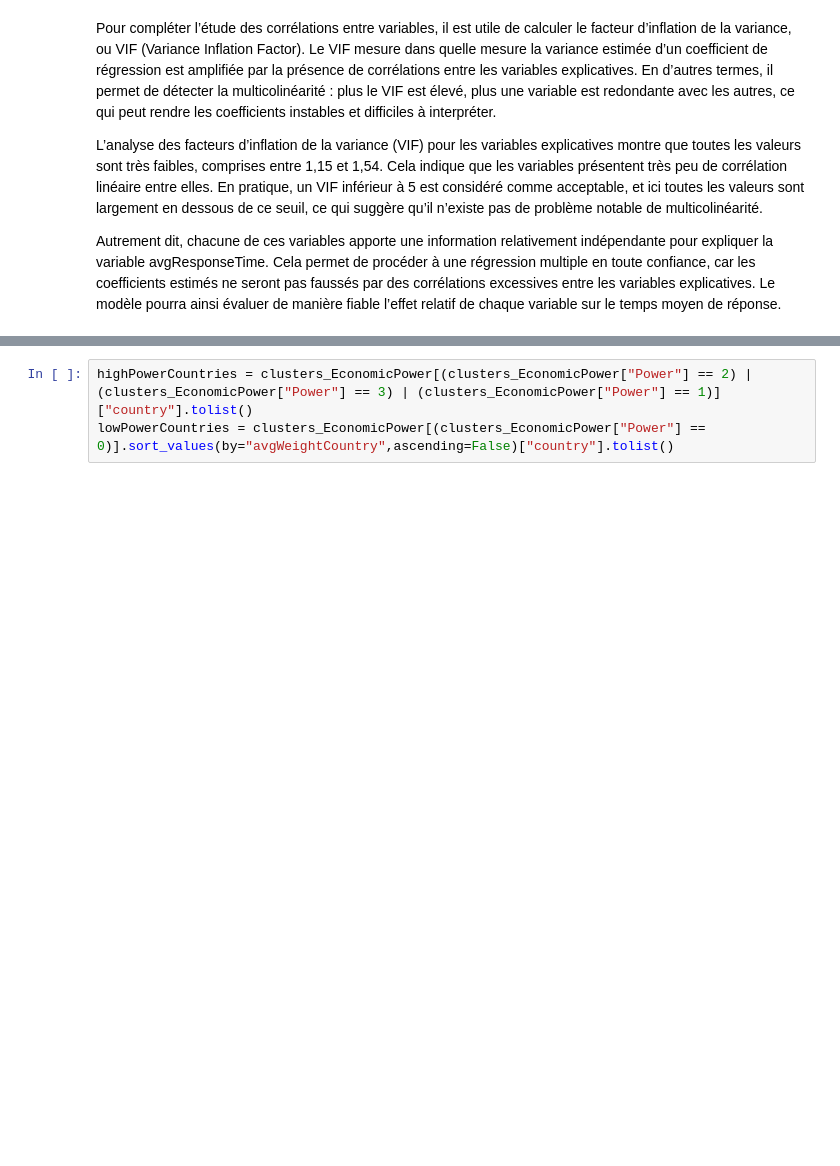
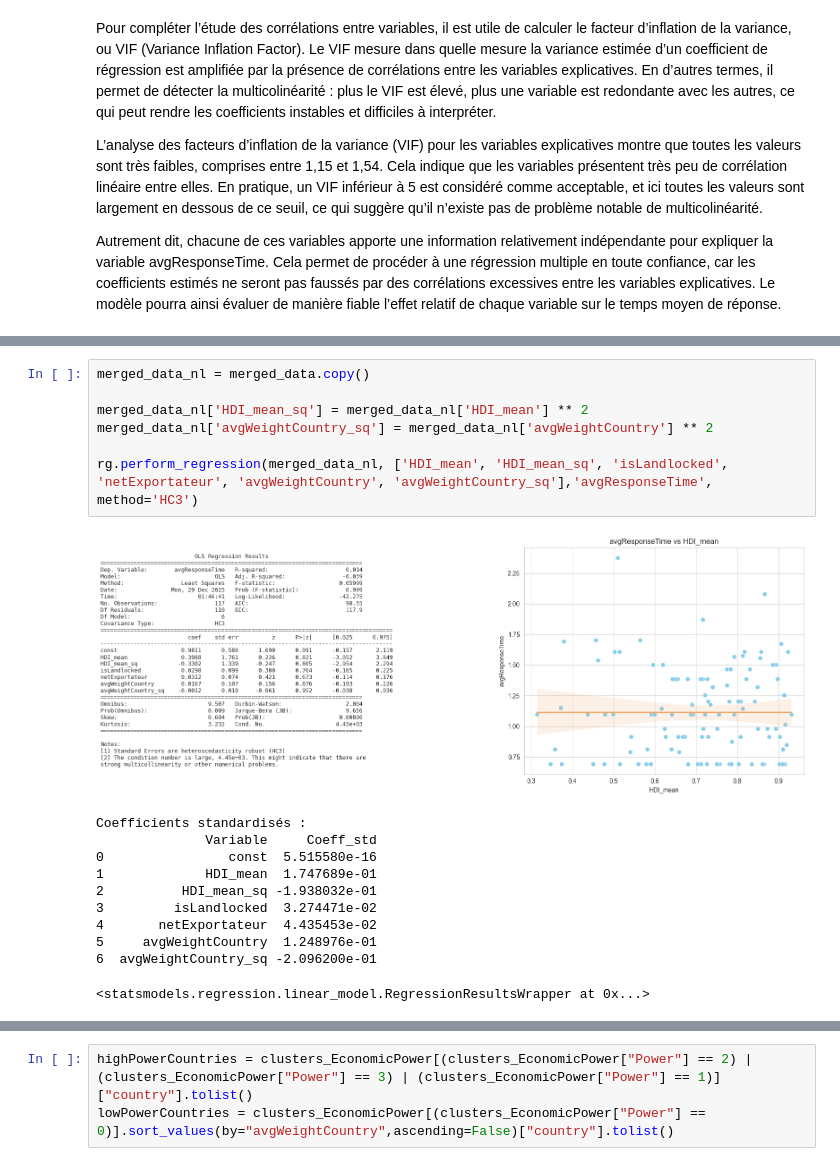
Before and after one commit to nile2304/Data-Science-Project-ENSAE, a Jupyter notebook: main.ipynb, the cells around one changed output, grey strips where cells are left out. Cells and saved outputs as stored; diff of their text form; blank space fills up the shorter version.

Commit message:
Added the regression report

```diff
--- a/main.ipynb
+++ b/main.ipynb
@@ -1433,0 +1450,19 @@ Coefficients standardisés :
+# %%
+merged_data_nl = merged_data.copy()
+
+merged_data_nl['HDI_mean_sq'] = merged_data_nl['HDI_mean'] ** 2
+merged_data_nl['avgWeightCountry_sq'] = merged_data_nl['avgWeightCountry'] ** 2
+
+rg.perform_regression(merged_data_nl, ['HDI_mean', 'HDI_mean_sq', 'isLandlocked', 'netExportateur', 'avgWeightCountry', 'avgWeightCountry_sq'],'avgResponseTime', method='HC3')
+# %% [output]
+[figure, added]
+Coefficients standardisés :
+              Variable     Coeff_std
+0                const  5.515580e-16
+1             HDI_mean  1.747689e-01
+2          HDI_mean_sq -1.938032e-01
+3         isLandlocked  3.274471e-02
+4       netExportateur  4.435453e-02
+5     avgWeightCountry  1.248976e-01
+6  avgWeightCountry_sq -2.096200e-01
+<statsmodels.regression.linear_model.RegressionResultsWrapper at 0x...>
```
Also changed, not shown: parts of 45 cells of this notebook.
